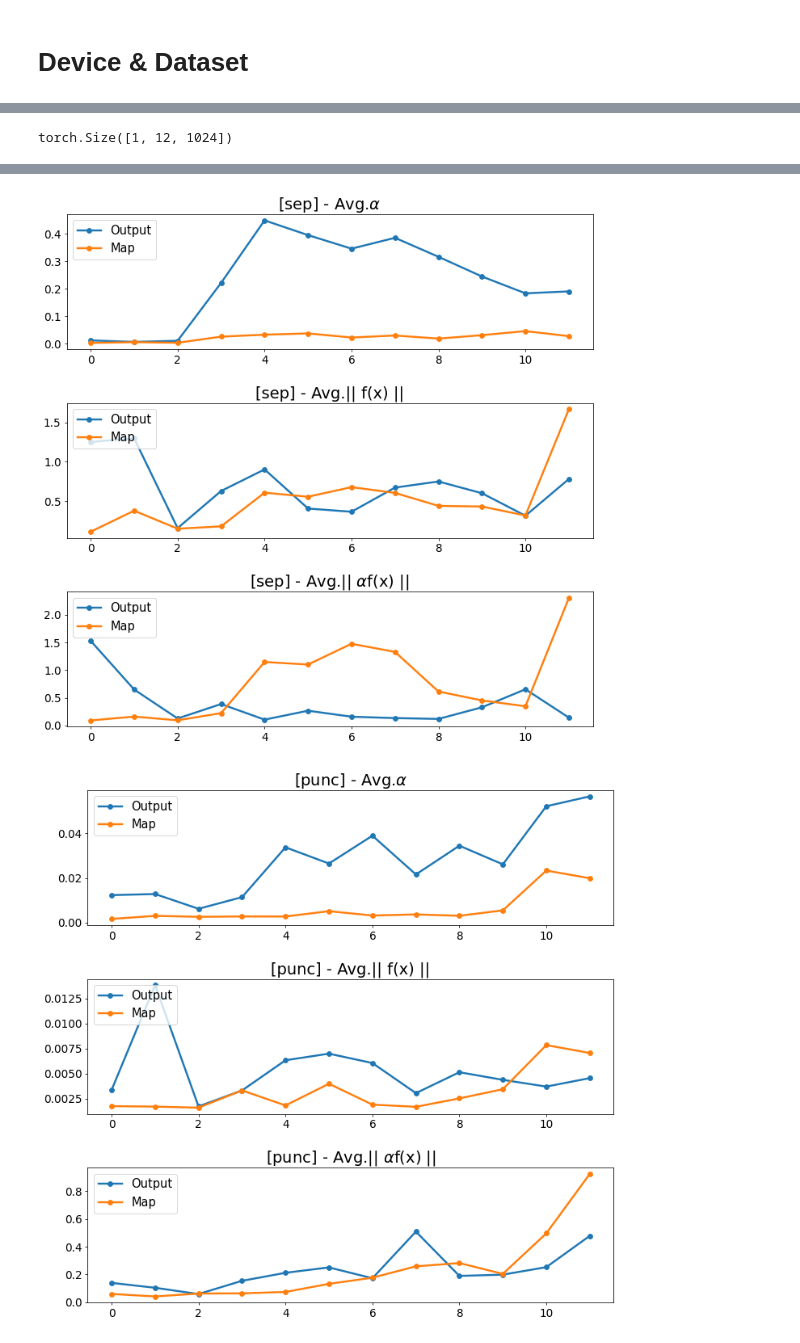
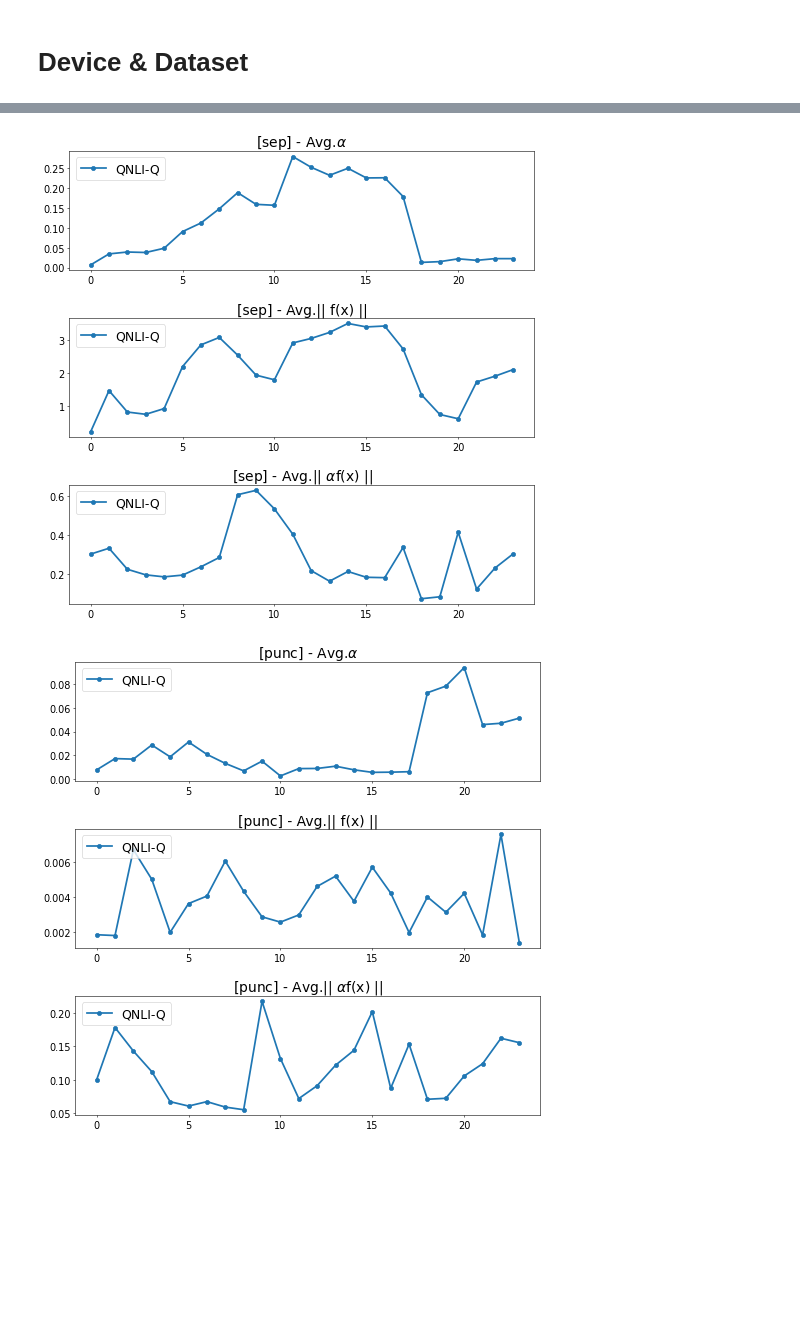
Before and after one commit to MarsJacobs/kd-qat-large-enc, a Jupyter notebook: Transformed_Vector_Analysis.ipynb, the cells around one changed output, grey strips where cells are left out. Drawn from its saved outputs; the diff is of its cells as text; code cells hidden in the pictures; blank space fills up the shorter version.

```diff
--- a/Transformed_Vector_Analysis.ipynb
+++ b/Transformed_Vector_Analysis.ipynb
@@ -152,8 +152,8 @@ def get_tensor_data(output_mode, features):
     tensor_data = TensorDataset(all_input_ids, all_input_mask, all_segment_ids,all_label_ids, all_seq_lengths)
     return tensor_data, all_label_ids
 # %%
-task_name = "sst-2"
-bert_size = "base"
+task_name = "qnli"
+bert_size = "large"
 
 if bert_size == "large":
     layer_num = 24
@@ -430,7 +585,3 @@ for st_model_name in ["1SB_O", "1SB_M"]:
-# %%
-tc_transformed_layer.shape
-# %% [output]
-torch.Size([1, 12, 1024])
 # %%
 map_c = "orange"
 out_c = "r"
@@ -438,35 +589,35 @@ graph_dict = dict()
 for norm in ["prob", "tr", "wt"]:
     for token in ["sep", "punc", "cls", "other", "all"]:
         graph_dict[f"output_{norm}_{token}_diff"] = []
-        graph_dict[f"map_{norm}_{token}_diff"] = []
+        graph_dict[f"q_{norm}_{token}_diff"] = []
 
 for l in range(layer_num):
     for norm in ["prob", "tr", "wt"]:
         for token in ["sep", "punc", "cls", "other", "all"]:
             graph_dict[f"output_{norm}_{token}_diff"].append(diff_dict[f"output_{norm}_{token}_diff"][l].avg)
-            graph_dict[f"map_{norm}_{token}_diff"].append(diff_dict[f"map_{norm}_{token}_diff"][l].avg)
+            graph_dict[f"q_{norm}_{token}_diff"].append(diff_dict[f"q_{norm}_{token}_diff"][l].avg)
 
 for name in ["other", "cls", "sep", "punc", "all"]:
-    fig, [ax1,ax2, ax3] = plt.subplots(3, 1, figsize=(12, 12), dpi=70)
+    fig, [ax1,ax2, ax3] = plt.subplots(3, 1, figsize=(12, 12), dpi=50)
     fig.subplots_adjust(hspace=0.4)
     ax1.set_title(f"[{name}] - Avg.$α$", fontsize=20)
-    ax1.plot(list(range(layer_num)), graph_dict[f"output_prob_{name}_diff"], linewidth=2.5, label="Output", marker='o')
-    ax1.plot(list(range(layer_num)), graph_dict[f"map_prob_{name}_diff"], linewidth=2.5, label="Map", marker='o')
-    ax1.legend(loc=2, fontsize=15)
+    # ax1.plot(list(range(layer_num)), graph_dict[f"output_prob_{name}_diff"], linewidth=2.5, label="QAT", marker='o')
+    ax1.plot(list(range(layer_num)), graph_dict[f"q_prob_{name}_diff"], linewidth=2.5, label=f"{task_name.upper()}-Q", marker='o')
+    ax1.legend(loc=2, fontsize=18)
     ax1.tick_params(axis='x', labelsize=14)
     ax1.tick_params(axis='y', labelsize=14)
 
     ax2.set_title(f"[{name}] - Avg.|| f(x) ||", fontsize=20)
-    ax2.plot(list(range(layer_num)), graph_dict[f"output_tr_{name}_diff"], linewidth=2.5, label="Output", marker='o')
-    ax2.plot(list(range(layer_num)), graph_dict[f"map_tr_{name}_diff"], linewidth=2.5, label="Map", marker='o')
-    ax2.legend(loc=2, fontsize=15)
+    # ax2.plot(list(range(layer_num)), graph_dict[f"output_tr_{name}_diff"], linewidth=2.5, label="QAT", marker='o')
+    ax2.plot(list(range(layer_num)), graph_dict[f"q_tr_{name}_diff"], linewidth=2.5, label=f"{task_name.upper()}-Q", marker='o')
+    ax2.legend(loc=2, fontsize=18)
     ax2.tick_params(axis='x', labelsize=14)
     ax2.tick_params(axis='y', labelsize=14)
 
     ax3.set_title(f"[{name}] - Avg.|| $α$f(x) ||", fontsize=20)
-    ax3.plot(list(range(layer_num)), graph_dict[f"output_wt_{name}_diff"], linewidth=2.5, label="Output", marker='o')
-    ax3.plot(list(range(layer_num)), graph_dict[f"map_wt_{name}_diff"], linewidth=2.5, label="Map", marker='o')
-    ax3.legend(loc=2, fontsize=15)
+    # ax3.plot(list(range(layer_num)), graph_dict[f"output_wt_{name}_diff"], linewidth=2.5, label="QAT", marker='o')
+    ax3.plot(list(range(layer_num)), graph_dict[f"q_wt_{name}_diff"], linewidth=2.5, label=f"{task_name.upper()}-Q", marker='o')
+    ax3.legend(loc=2, fontsize=18)
     ax3.tick_params(axis='x', labelsize=14)
     ax3.tick_params(axis='y', labelsize=14)
 # %% [output]
@@ -475,2 +626,2 @@ for name in ["other", "cls", "sep", "punc", "all"]:
-[figure, old version]
+[figure, new version]
-[figure, old version]
+[figure, new version]
```
Also changed, not shown: parts of 5 cells of this notebook, 10 other files.
